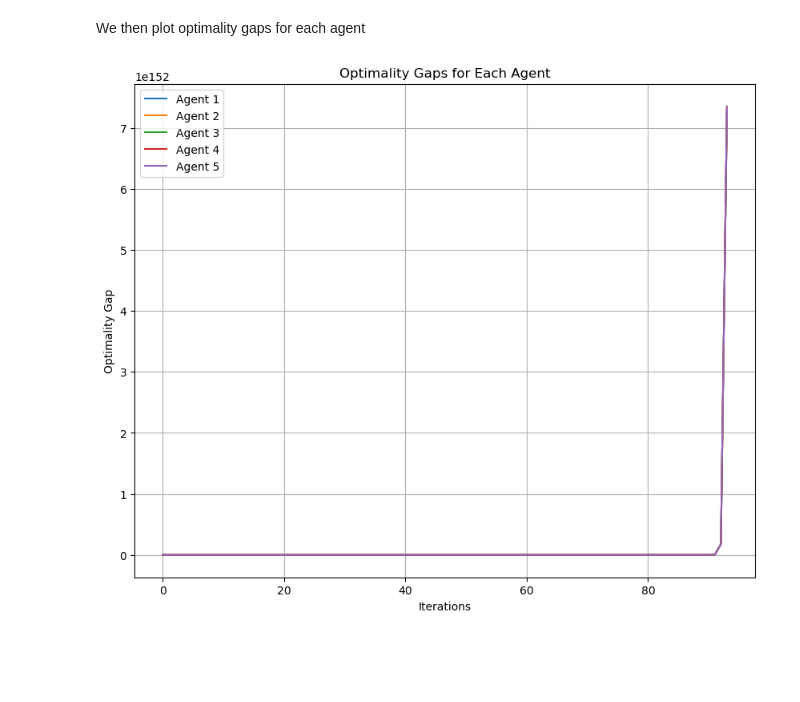
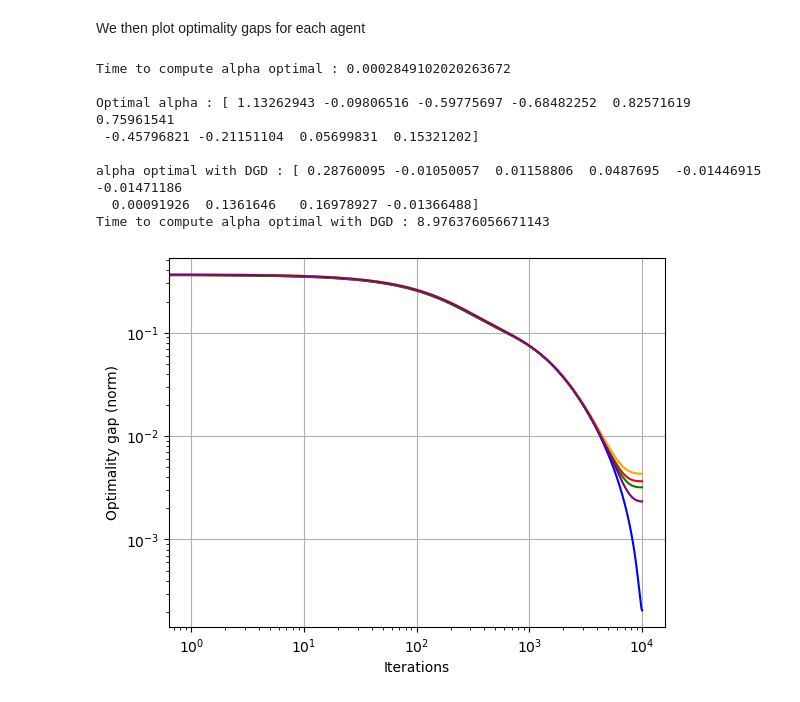
Before and after one commit to emmadchrr/Cooperative-Opt-project, a Jupyter notebook: Chraa_deCharry_Zhou.ipynb, the cells around one changed output. Drawn from its saved outputs; the diff is of its cells as text; code cells hidden in the pictures; blank space fills up the shorter version.

```diff
--- a/Chraa_deCharry_Zhou.ipynb
+++ b/Chraa_deCharry_Zhou.ipynb
@@ -73,18 +62,57 @@ opt_gaps, alphas = DGD(X=x_n, Y=y_n, X_selected=x_selected, a=a, nu=nu, sigma2=s
 # %% [markdown]
 We then plot optimality gaps for each agent
-# %%
-
-plt.figure(figsize=(10, 8))
-for i in range(a):
-    plt.plot(opt_gaps[i], label=f'Agent {i+1}')
-plt.xlabel('Iterations')
-plt.ylabel('Optimality Gap')
-plt.title('Optimality Gaps for Each Agent')
-plt.legend()
-plt.grid(True)
-plt.show()
-# %% [output]
-[figure, removed]
+# %%
+start = time.time()
+alpha_optimal = compute_alpha_star(Kmm, Knm, y_n, sigma2, nu)
+end = time.time()
+print(f'Time to compute alpha optimal : {end - start}\n')
+print(f'Optimal alpha : {alpha_optimal}\n')
+start = time.time()
+
+opt_gaps, alpha_optim, alpha_list, alpha_mean_list = DGD(
+    x_n, y_n, x_selected, a, nu, sigma2, alpha_optimal, W, step_size, n_epochs=10000)
+end = time.time()
+print(f'alpha optimal with DGD : {alpha_optim}')
+print(
+    f'Time to compute alpha optimal with DGD : {end - start}')
+# print(f'Total iterations : {tot_ite}\n')
+
+# Data visualization
+Y = np.linalg.norm(alpha_list - alpha_optim, axis=1)
+# unpack the list of alpha to get for each agent the evolution of alpha
+agent_1 = np.linalg.norm(np.array(
+    [alpha_list[i][0] for i in range(len(alpha_list))]) - alpha_optim, axis=1)
+agent_2 = np.linalg.norm(np.array(
+    [alpha_list[i][1] for i in range(len(alpha_list))]) - alpha_optim, axis=1)
+agent_3 = np.linalg.norm(np.array(
+    [alpha_list[i][2] for i in range(len(alpha_list))]) - alpha_optim, axis=1)
+agent_4 = np.linalg.norm(np.array(
+    [alpha_list[i][3] for i in range(len(alpha_list))]) - alpha_optim, axis=1)
+agent_5 = np.linalg.norm(np.array(
+    [alpha_list[i][4] for i in range(len(alpha_list))]) - alpha_optim, axis=1)
+
+plt.plot(agent_1, label='Agent 1', color='blue')
+plt.plot(agent_2, label='Agent 2', color='red')
+plt.plot(agent_3, label='Agent 3', color='green')
+plt.plot(agent_4, label='Agent 4', color='orange')
+plt.plot(agent_5, label='Agent 5', color='purple')
+plt.xlabel('Iterations')
+plt.ylabel('Optimality gap (norm)')
+plt.xscale("log")
+plt.yscale("log")
+#plt.savefig('opt_gaps_DGD_with_agents_scalelog.png', bbox_inches='tight')
+plt.grid()
+plt.show()
+# %% [output]
+Time to compute alpha optimal : 0.0002849102020263672
+
+Optimal alpha : [ 1.13262943 -0.09806516 -0.59775697 -0.68482252  0.82571619  0.75961541
+ -0.45796821 -0.21151104  0.05699831  0.15321202]
+
+alpha optimal with DGD : [ 0.28760095 -0.01050057  0.01158806  0.0487695  -0.01446915 -0.01471186
+  0.00091926  0.1361646   0.16978927 -0.01366488]
+Time to compute alpha optimal with DGD : 8.976376056671143
+[figure, added]
 # %%
 ###
 # %%
```
Also changed, not shown: parts of 6 cells of this notebook, 1 other file.
